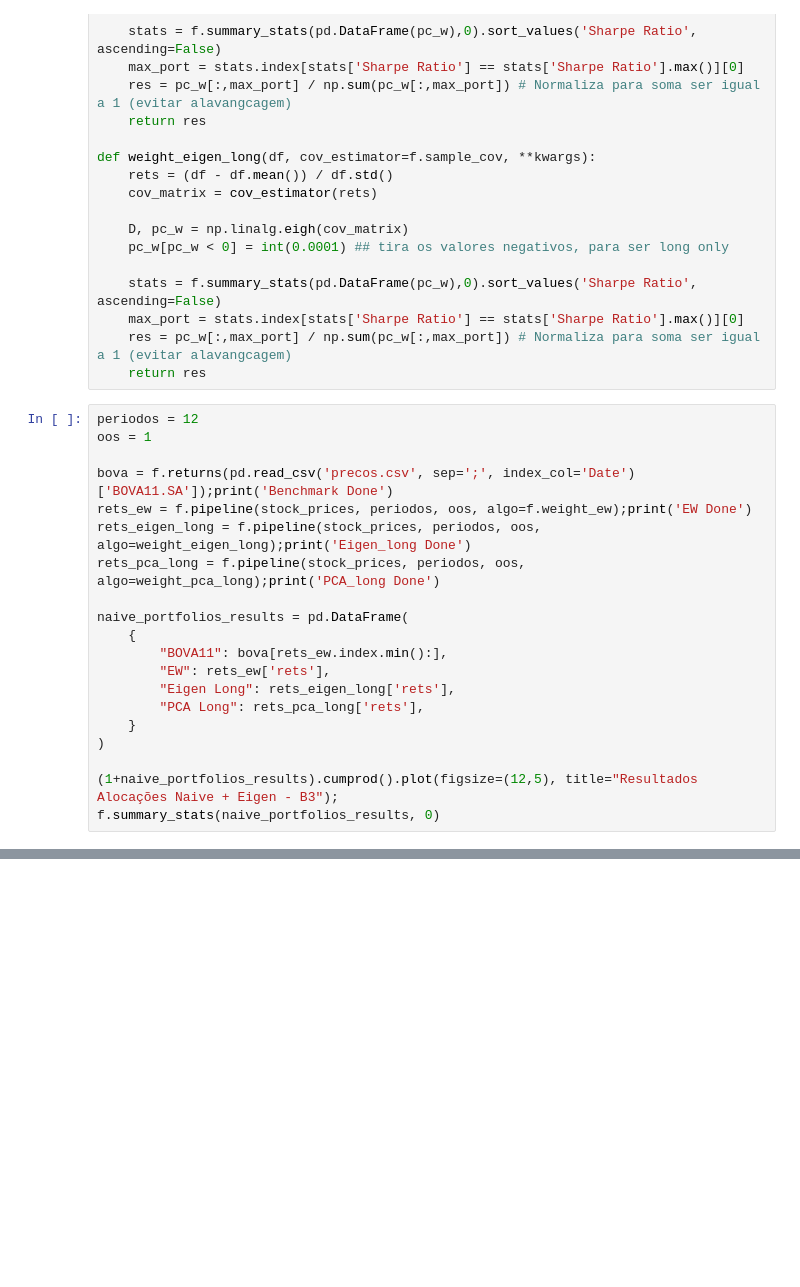
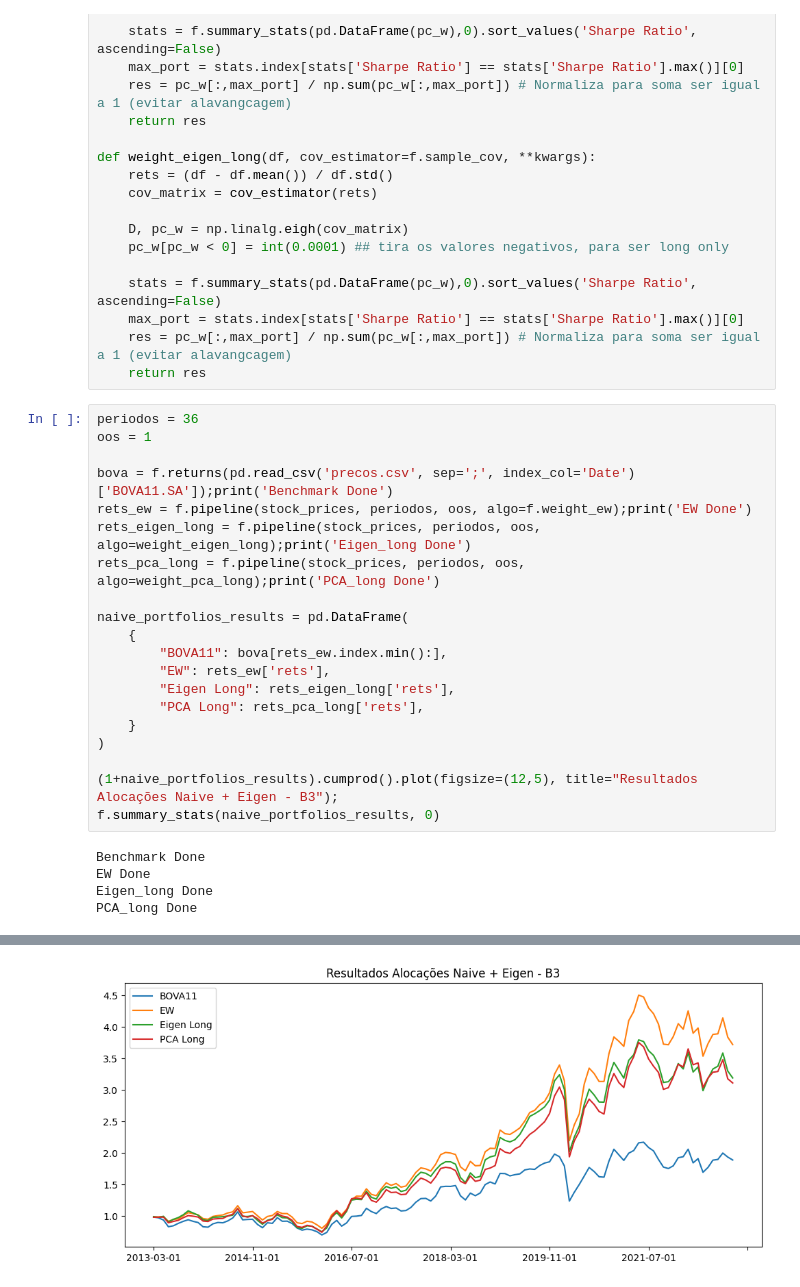
Before and after one commit to colantuono/ml-asset-allocation, a Jupyter notebook: eigen_base_portfolio.ipynb, the cells around one changed output, grey strips where cells are left out. Cells and saved outputs as stored; diff of their text form; blank space fills up the shorter version.

```diff
--- a/eigen_base_portfolio.ipynb
+++ b/eigen_base_portfolio.ipynb
@@ -90,7 +90,7 @@ def weight_eigen_long(df, cov_estimator=f.sample_cov, **kwargs):
     res = pc_w[:,max_port] / np.sum(pc_w[:,max_port]) # Normaliza para soma ser igual a 1 (evitar alavangcagem)
     return res
 # %%
-periodos = 12
+periodos = 36
 oos = 1
 
 bova = f.returns(pd.read_csv('precos.csv', sep=';', index_col='Date')['BOVA11.SA']);print('Benchmark Done')
@@ -109,3 +109,8 @@ naive_portfolios_results = pd.DataFrame(
 
 (1+naive_portfolios_results).cumprod().plot(figsize=(12,5), title="Resultados Alocações Naive + Eigen - B3");
 f.summary_stats(naive_portfolios_results, 0)
+# %% [output]
+Benchmark Done
+EW Done
+Eigen_long Done
+PCA_long Done
@@ -111,0 +122 @@ f.summary_stats(naive_portfolios_results, 0)
+[figure, added]
```
Also changed, not shown: parts of 2 cells of this notebook, 2 other files.
